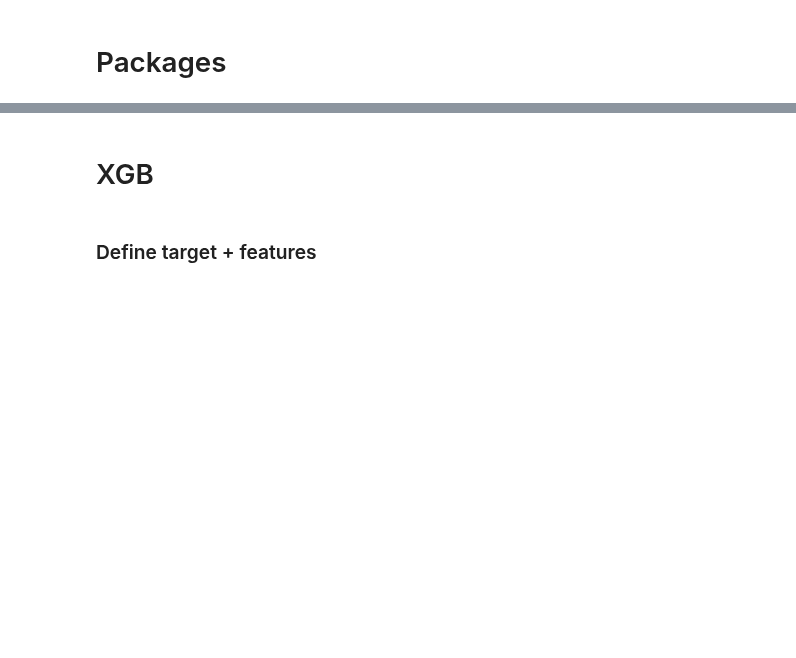
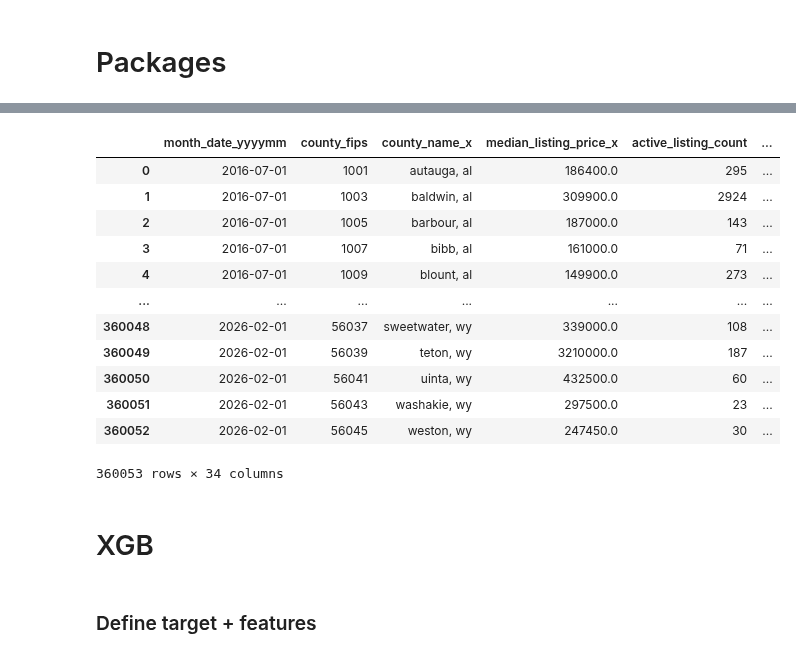
Before and after one commit to walde363/covid-housing-forecast, a Jupyter notebook: notebooks/model_testing_and_feature_engineering.ipynb, the cells around one changed output, grey strips where cells are left out. Cells and saved outputs as stored; diff of their text form; code cells hidden in the pictures; blank space fills up the shorter version.

```diff
--- a/notebooks/model_testing_and_feature_engineering.ipynb
+++ b/notebooks/model_testing_and_feature_engineering.ipynb
@@ -20,3 +118,23 @@ df = pd.read_csv("../data/processed/RDC_Inventory_Core_Metrics_Zip_History.csv")
+# %%
+df.drop(columns=['hotness_rank' # dropping, rank and score are 100% correlated
+                 ,'highest_category' #Florida only, dropping for now
+                 ], inplace=True)
+# %%
+df[df['Investor Market Share'].isna()]
+# %% [output]
+|  | month_date_yyyymm | county_fips | county_name_x | median_listing_price_x | active_listing_count | ... |
+| 0 | 2016-07-01 | 1001 | autauga, al | 186400.0 | 295 | ... |
+| 1 | 2016-07-01 | 1003 | baldwin, al | 309900.0 | 2924 | ... |
+| 2 | 2016-07-01 | 1005 | barbour, al | 187000.0 | 143 | ... |
+| 3 | 2016-07-01 | 1007 | bibb, al | 161000.0 | 71 | ... |
+| 4 | 2016-07-01 | 1009 | blount, al | 149900.0 | 273 | ... |
+| ... | ... | ... | ... | ... | ... | ... |
+| 360048 | 2026-02-01 | 56037 | sweetwater, wy | 339000.0 | 108 | ... |
+| 360049 | 2026-02-01 | 56039 | teton, wy | 3210000.0 | 187 | ... |
+| 360050 | 2026-02-01 | 56041 | uinta, wy | 432500.0 | 60 | ... |
+| 360051 | 2026-02-01 | 56043 | washakie, wy | 297500.0 | 23 | ... |
+| 360052 | 2026-02-01 | 56045 | weston, wy | 247450.0 | 30 | ... |
+360053 rows × 34 columns
 # %% [markdown]
 # XGB
 # %% [markdown]
```
Also changed, not shown: parts of 13 cells of this notebook, 2 other files.
